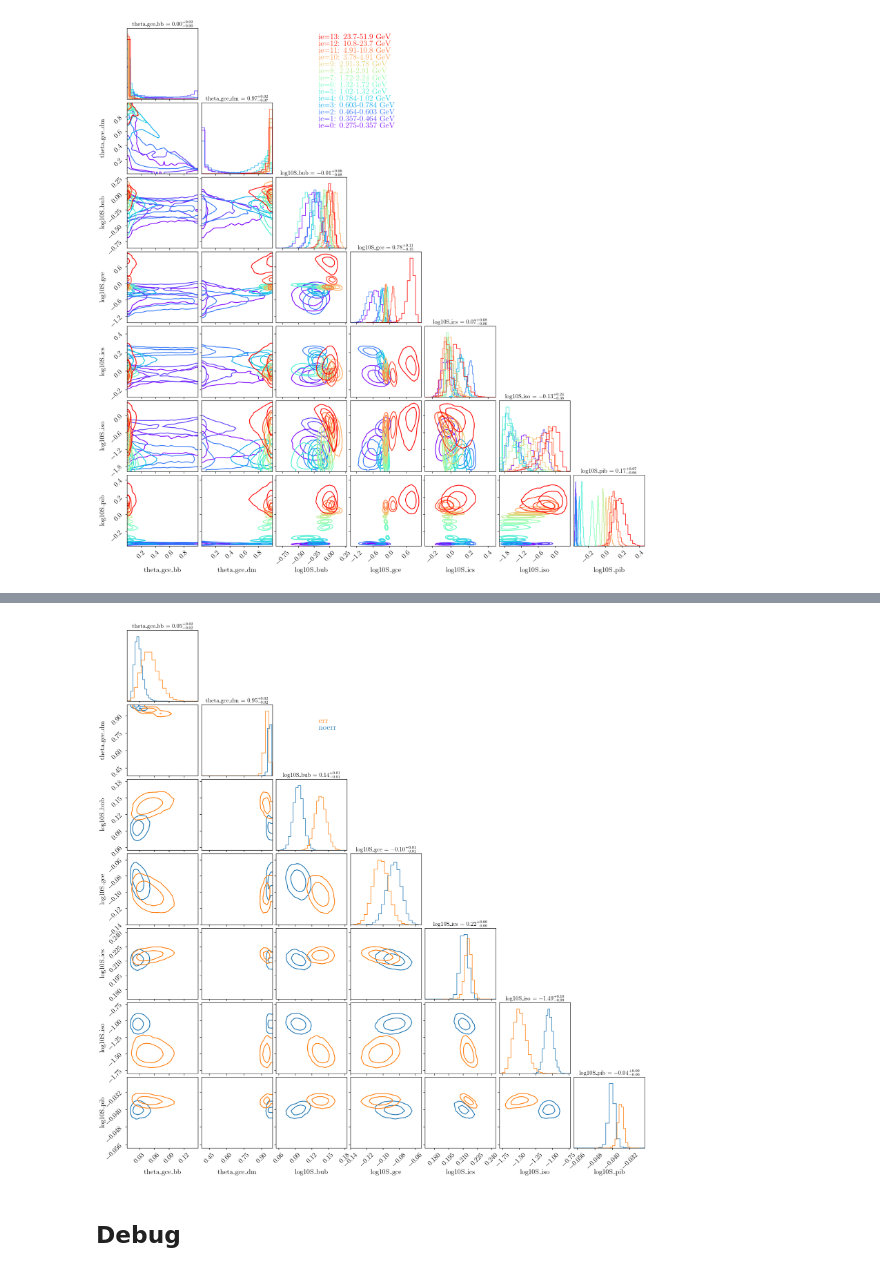
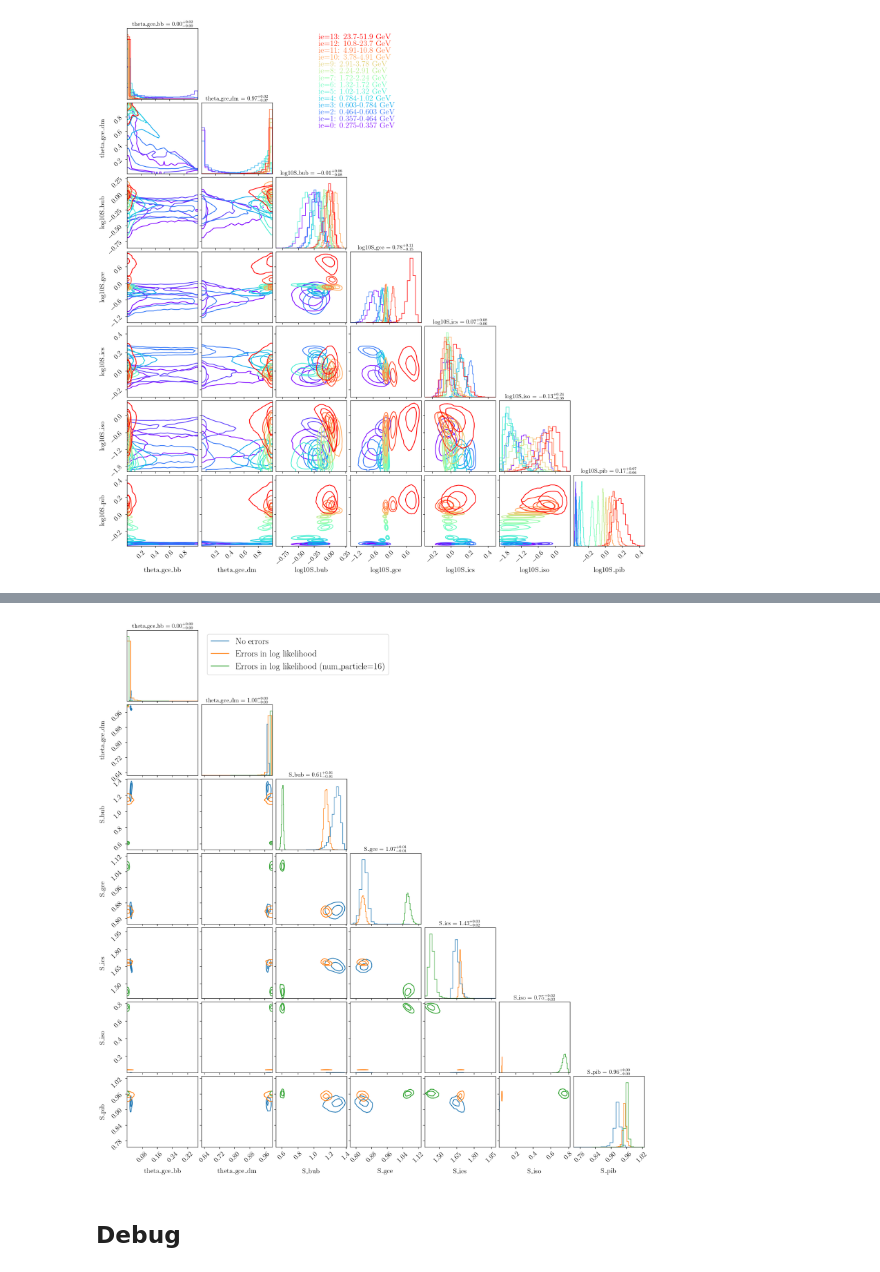
Before and after one commit to yitiansun/gce-prob-prog, a Jupyter notebook: notebooks/3_compare_gcepy.ipynb, the cells around one changed output, grey strips where cells are left out. Cells and saved outputs as stored; diff of their text form; code cells hidden in the pictures.

Commit message:
gcepy full comparison: rng variation

```diff
--- a/notebooks/3_compare_gcepy.ipynb
+++ b/notebooks/3_compare_gcepy.ipynb
@@ -63,11 +63,12 @@ s = pickle.load(open(f'{output_dir}/compare_gcepy/gcepy_svi_ie0.p', 'rb'))[0]
 # %% [markdown]
 ### 1.2 full
 # %%
-svi_results = ebinmodel_gcepy.fit_SVI_full(
-    rng_key=jax.random.PRNGKey(42),
+svi_results = ebinmodel_gcepy.fit_SVI(
+    rng_key=jax.random.PRNGKey(424),
     num_flows=5, hidden_dims=[256, 256],
-    n_steps=20000, lr=5e-5, num_particles=8,
-    include_errors=True,
+    n_steps=20000, lr=5e-5, num_particles=16,
+    ebin='all',
+    error_mode='ll',
 )
 # %%
 svi_results.losses[-1]
@@ -88,6 +95,6 @@ ebin_centers = (ebin_edges[1:] + ebin_edges[:-1]) / 2
 # %%
 samples_dict = {}
-ie_tot = ebinmodel_gcepy.mask.shape[0]
+ie_tot = 14
 for ie in range(ie_tot):
     s = pickle.load(open(f'{output_dir}/compare_gcepy/gcepy_svi_ie{ie}.p', 'rb'))[0]
     s['theta_gce_bulges'] = s['theta_gce_bbp'] + s['theta_gce_bb'] + s['theta_gce_x']
@@ -127,7 +134,13 @@ for ie, (samples_name, samples) in enumerate(samples_dict.items()):
         plot_datapoints=False,
         fig=figure,
     )
-    figure.text(0.4, 0.8+0.012*ie, f'ie={ie}: {ebin_edges[ie]}-{ebin_edges[ie+1]} GeV', fontsize=16, color=color)
+    #figure.text(0.4, 0.8+0.012*ie, , fontsize=16, color=color)
+
+figure.legend(
+    [mpl.lines.Line2D([0], [0], color=c) for k, c in colors_dict.items()],
+    [f'ie={ie}: {ebin_edges[ie]}-{ebin_edges[ie+1]} GeV' for ie in colors_dict.items()],
+    loc=(0.4, 0.9)
+)
 
 # ndim = len(plot_var_names)
 # axs = np.array(figure.axes).reshape((ndim, ndim))
@@ -148,17 +161,22 @@ WARNING:root:Too few points to create valid contours
 # %%
 samples_dict = {
     'noerr' : pickle.load(open(f'{output_dir}/compare_gcepy/gcepy_svi_full.p', 'rb'))[0],
-    'err'   : pickle.load(open(f'{output_dir}/compare_gcepy/gcepy_svi_full_werr.p', 'rb'))[0],
+    'errll' : pickle.load(open(f'{output_dir}/compare_gcepy/gcepy_svi_full_errll.p', 'rb'))[0],
+    'errll_par16' : pickle.load(open(f'{output_dir}/compare_gcepy/gcepy_svi_full_errll_par16.p', 'rb'))[0],
 }
-
 colors_dict = {
     'noerr' : 'C0',
-    'err'   : 'C1',
+    'errll' : 'C1',
+    'errll_par16' : 'C2',
 }
-
+names_dict = {
+    'noerr' : 'No errors',
+    'errll' : 'Errors in log likelihood',
+    'errll_par16' : 'Errors in log likelihood (num_particle=16)',
+}
 plot_var_names = [
     'theta_gce_bb', 'theta_gce_dm',
-    'log10S_bub', 'log10S_gce', 'log10S_ics', 'log10S_iso', 'log10S_pib',
+    'S_bub', 'S_gce', 'S_ics', 'S_iso', 'S_pib',
 ]
 
 n_bins_1d = 30
@@ -185,7 +203,13 @@ for ie, (samples_name, samples) in enumerate(samples_dict.items()):
         plot_datapoints=False,
         fig=figure,
     )
-    figure.text(0.4, 0.8+0.012*ie, samples_name, fontsize=16, color=color)
+    #figure.text(0.4, 0.8+0.012*ie, samples_name, fontsize=18, color=color)
+
+figure.legend(
+    [mpl.lines.Line2D([0], [0], color=c) for k, c in colors_dict.items()],
+    [names_dict[k] for k, c in colors_dict.items()],
+    loc=(0.2, 0.9)
+)
 
 # ndim = len(plot_var_names)
 # axs = np.array(figure.axes).reshape((ndim, ndim))
@@ -204,4 +230,4 @@ plt.savefig('../output/posteriors/plots/gcepy_full.pdf')
-[figure, old version]
+[figure, new version]
 # %% [markdown]
 ## Debug
 # %%
```
Also changed, not shown: parts of 8 cells of this notebook, 3 other files.
